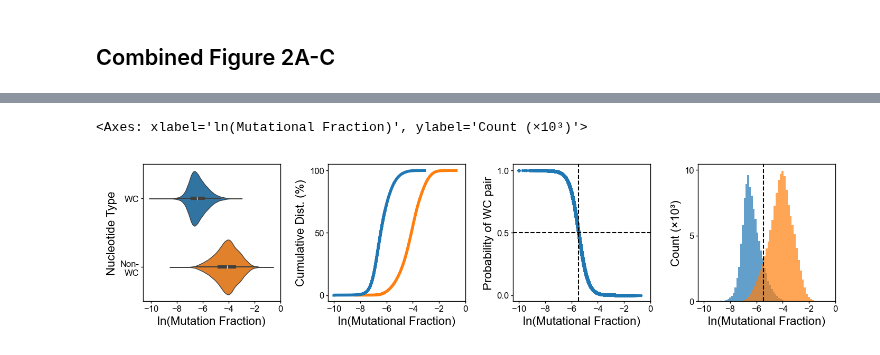
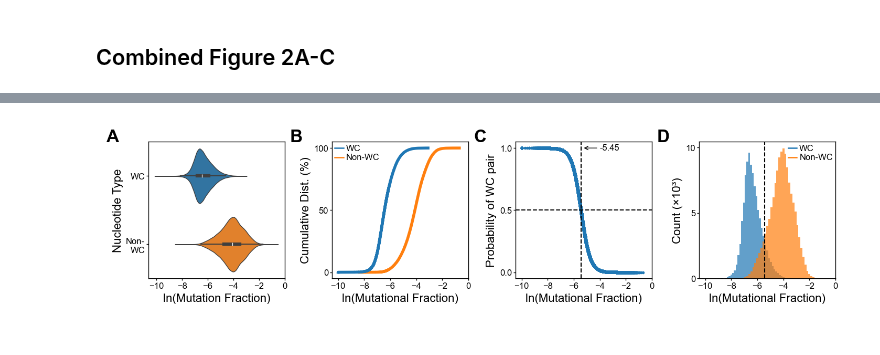
Before and after one commit to YesselmanLabPublications/2025_char_3d_struct_features, a Jupyter notebook: notebooks/figures/figure_2.ipynb, the cells around one changed output, grey strips where cells are left out. Cells and saved outputs as stored; diff of their text form; code cells hidden in the pictures.

Commit message:
updating figures

```diff
--- a/notebooks/figures/figure_2.ipynb
+++ b/notebooks/figures/figure_2.ipynb
@@ -155,0 +170,36 @@ plt.savefig("pngs/figure_2c.png", dpi=600)
+# %%
+def plot_figure_2c(df, ax):
+    ax.scatter(df["ln_r_data"], df["prob_WC"], s=1)
+    ax.set_ylabel("Probability of WC pair", labelpad=2)
+    ax.set_xlabel("ln(Mutational Fraction)", labelpad=2)
+    ax.set_xticks([-10, -8, -6, -4, -2, 0])
+
+    # reference lines
+    ax.axhline(y=0.5, color="black", linestyle="--", lw=0.75)
+    ax.axvline(x=-5.45, color="black", linestyle="--", lw=0.75)
+
+    # Move text and arrow up further, make arrow longer, move text back
+    text_y = 1.0
+    arrow_y = 1.0
+    arrow_tip_x = -5.45
+    arrow_start_x = -4.0  # make arrow longer
+    text_x = -4.0  # move text back
+
+    # text label (no arrow)
+    ax.text(
+        text_x, text_y, "-5.45", fontsize=6, fontname="Arial", ha="left", va="center"
+    )
+
+    # separate arrow, perfectly horizontal, longer and higher
+    ax.annotate(
+        "",
+        xy=(arrow_tip_x, arrow_y),  # arrow tip on the line
+        xytext=(arrow_start_x, arrow_y),  # start point of arrow (same y, further x)
+        arrowprops=dict(arrowstyle="->", lw=0.5, color="black"),
+    )
+
+    publication_style_ax(ax)
+
+
+fig, ax = plt.subplots(figsize=(1.65, 1.65), dpi=200)
+plot_figure_2c(df, ax)
@@ -175,12 +227,13 @@ def plot_figure_2d(df, ax, threshold=-5.45):
     ax.set_ylabel("Count (×10³)", labelpad=2)
     ax.set_xticks([-10, -8, -6, -4, -2, 0])
     ax.set_yticks([0, 5000, 10000], labels=["0", "5", "10"])
+    add_legend(ax, ["WC", "Non-WC"], loc="upper right")
     publication_style_ax(ax)
     return ax
 
 
 # Create and save plot
-fig, ax = plt.subplots(figsize=(1.3, 1.3), dpi=200)
+fig, ax = plt.subplots(figsize=(1.65, 1.65), dpi=200)
 plot_figure_2d(df, ax)
 # %% [output]
 <Axes: xlabel='ln(Mutational Fraction)', ylabel='Count (×10³)'>
@@ -239,27 +255,28 @@ Subplot 4 dimensions: 1.23" wide x 1.23" tall
 # %%
-fig_size = (7, 4)
+fig_size = (7, 2)
 layout = (1, 4)
 subplot_size = (1.3, 1.3)  # Each subplot is 4" x 3"
 spacing = {
     "hspace": 0.45,  # horizontal spacing in inches
     "wspace": 0.50,  # vertical spacing in inches
-    "margins": {"left": 0.30, "right": 0.0, "top": 0.0, "bottom": 0.70},
+    "margins": {"left": 0.40, "right": 0.0, "top": 0.0, "bottom": 0.50},
 }
 
 coords_list = calculate_subplot_coordinates(fig_size, layout, subplot_size, spacing)
 fig = plt.figure(figsize=fig_size, dpi=200)
 
 ax1 = fig.add_axes(coords_list[0])
 plot_figure_2a(df, ax1)
 
 ax2 = fig.add_axes(coords_list[1])
 plot_figure_2b(df, ax2)
 
 ax3 = fig.add_axes(coords_list[2])
 plot_figure_2c(df, ax3)
 
 ax4 = fig.add_axes(coords_list[3])
 plot_figure_2d(df, ax4)
+add_subplot_labels(fig, coords_list, fig_size)
+fig.savefig("pngs/figure_2.png", dpi=600)
 # %% [output]
-<Axes: xlabel='ln(Mutational Fraction)', ylabel='Count (×10³)'>
-[figure, old version]
+[figure, new version]
```
Also changed, not shown: parts of 12 cells of this notebook, 5 other files.
